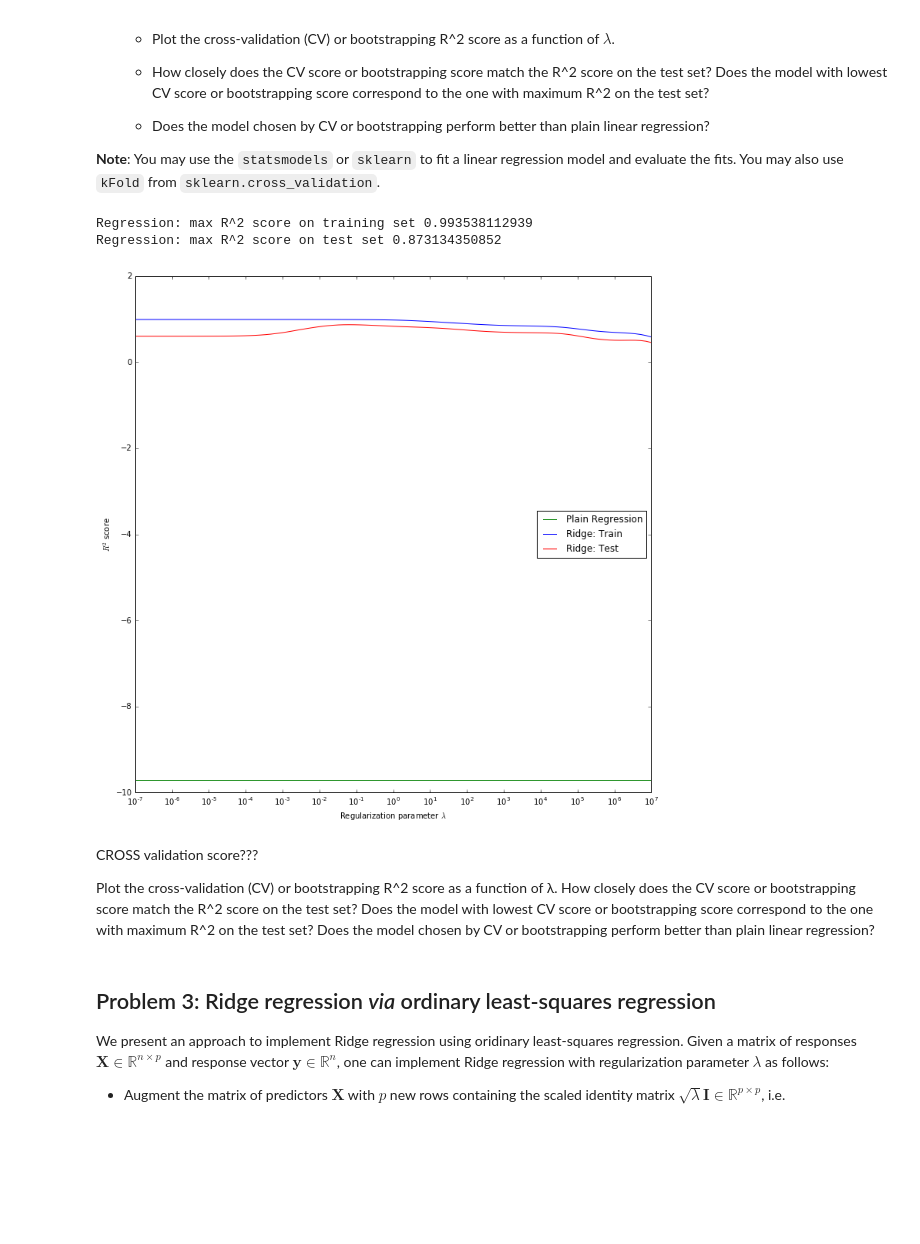
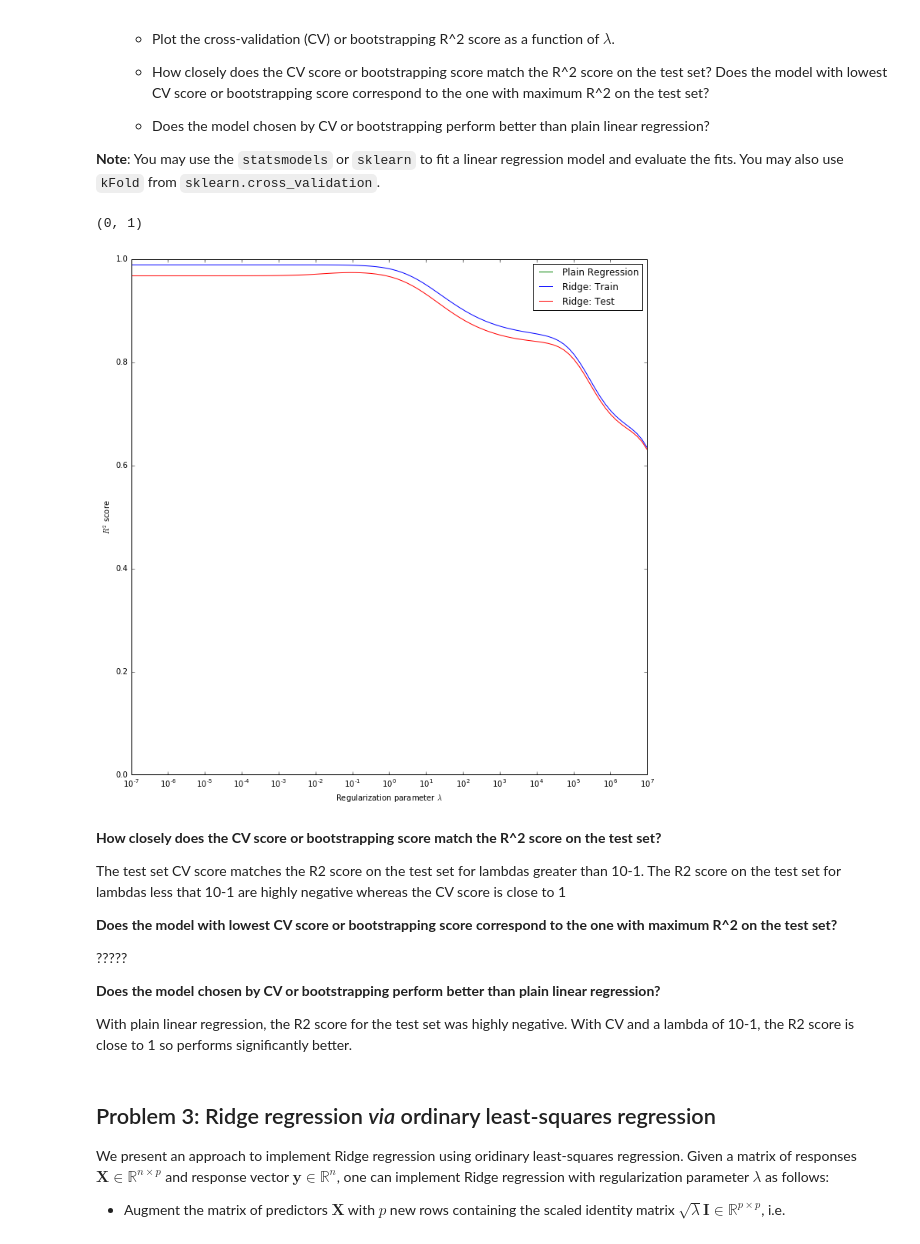
Before and after one commit to nikhilaravi/AC209datascience, a Jupyter notebook: HW4/Data_Science_HW4.ipynb, the cells around one changed output. Drawn from its saved outputs; the diff is of its cells as text; code cells hidden in the pictures; blank space fills up the shorter version.

```diff
--- a/HW4/Data_Science_HW4.ipynb
+++ b/HW4/Data_Science_HW4.ipynb
@@ -542,24 +490,31 @@ This data set has 69 predictors, not all of which may influence the price and he
 **Note**: You may use the `statsmodels` or `sklearn` to fit a ridge regression model and evaluate the fits.
 # %%
 def RidgeReg(x_test, y_test, x_train, y_train, min_el, max_el):
+    # create a vector of lambda exponents
     ells = np.linspace(min_el, max_el, 100)
     num_lambdas = len(ells)
     num_predictors = np.shape(x_train)[1]
+
+    # empty arrays to store r2 values and coefficients
     train_r_squared = np.zeros(num_lambdas)
     test_r_squared = np.zeros(num_lambdas)
     coeff_a =np.zeros((num_lambdas, num_predictors))
+
     for i, ell in enumerate(ells):
+        # fit ridge regression model
         reg = Ridge_Reg(alpha=10**ell)
         reg.fit(x_train, y_train)
+        # calculate r2 for testing and training sets
         r2_test = reg.score(x_test, y_test)
         r2_train = reg.score(x_train, y_train)
         test_r_squared[i] = r2_test
         train_r_squared[i] = r2_train
         coeff_a[i,:] = reg.coef_
+
     return train_r_squared, test_r_squared, coeff_a, ells
 
 def PlotR2(lambdas, test_r_squared_plain, train_r_squared, test_r_squared):
-    # Plot train an test R-squared as a function parameter value
+    # Plot train and test R-squared as a function parameter value
     fig, ax = plt.subplots(1, 1, figsize=(12, 12))
 
     ax.axhline(y = test_r_squared_plain, c='g', label = 'Plain Regression')
@@ -570,10 +525,9 @@ def PlotR2(lambdas, test_r_squared_plain, train_r_squared, test_r_squared):
     ax.set_ylabel(r'$R^2$ score')
     #ax.set_ylim((test_r_squared_plain-0.2, 1.2))
     ax.legend(loc = 'best')
-
+    return ax
     print 'Regression: max R^2 score on training set', max(train_r_squared)
     print 'Regression: max R^2 score on test set', max(test_r_squared)
-
     plt.show()
 
 def PlotCoeff(lambdas, coeff_a):
@@ -581,6 +535,7 @@ def PlotCoeff(lambdas, coeff_a):
     h=plt.semilogx(10**lambdas, coeff_a);
     plt.ylabel("Standarized Coefficients")
     plt.xlabel(r'Regularization parameter $\lambda$')
+    print (len(new_df.columns.values))
     plt.legend(h, new_df.columns.values, bbox_to_anchor=(1.05, 1), loc=2, borderaxespad=0.)
     plt.show()
 # %%
@@ -612,33 +572,39 @@ Best r2 from ridge regression is much higher than best r2 from linear regression
 # %%
 x = new_df.values
 y = y_df.values
 
 num_points = np.shape(x)[0]
 train_k_r_squared = np.zeros((100, 5))
 test_k_r_squared = np.zeros((100, 5))
 
 i =0
 for train_index, test_index in KFold(n, n_folds=5):
     X_train, X_test = x[train_index], x[test_index]
     y_train, y_test = y[train_index], y[test_index]
     train_r_squared, test_r_squared, coeff_a, lambdas = RidgeReg(X_test, y_test, X_train, y_train, -7,7)
     train_k_r_squared[:,i] = train_r_squared
     test_k_r_squared[:,i] = test_r_squared
     i+=1
 
 test_k_mean_r_squared = np.mean(test_k_r_squared, axis=1) # average of 5 folds for each value of lambda
 train_k_mean_r_squared = np.mean(train_k_r_squared, axis=1)
-PlotR2(lambdas, test_r_squared_plain, train_k_mean_r_squared, test_k_mean_r_squared)
+ax = PlotR2(lambdas, test_r_squared_plain, train_k_mean_r_squared, test_k_mean_r_squared)
+ax.set_ylim(0,1)
 # %% [output]
-Regression: max R^2 score on training set 0.993538112939
-Regression: max R^2 score on test set 0.873134350852
+(0, 1)
-[figure, old version]
+[figure, new version]
 # %% [markdown]
-CROSS validation score???
+**How closely does the CV score or bootstrapping score match the R^2 score on the test set?**
 
-Plot the cross-validation (CV) or bootstrapping R^2 score as a function of  λ.
-How closely does the CV score or bootstrapping score match the R^2 score on the test set? Does the model with lowest CV score or bootstrapping score correspond to the one with maximum R^2 on the test set?
-Does the model chosen by CV or bootstrapping perform better than plain linear regression?
+The test set CV score matches the R2 score on the test set for lambdas greater than 10-1. The R2 score on the test set for lambdas less that 10-1 are highly negative whereas the CV score is close to 1
+
+**Does the model with lowest CV score or bootstrapping score correspond to the one with maximum R^2 on the test set?**
+
+?????
+
+**Does the model chosen by CV or bootstrapping perform better than plain linear regression?**
+
+With plain linear regression, the R2 score for the test set was highly negative. With CV and a lambda of 10-1, the R2 score is close to 1 so performs significantly better.
 # %% [markdown]
 ## Problem 3: Ridge regression *via* ordinary least-squares regression
 
```
Also changed, not shown: parts of 36 cells of this notebook, 2 other files.
